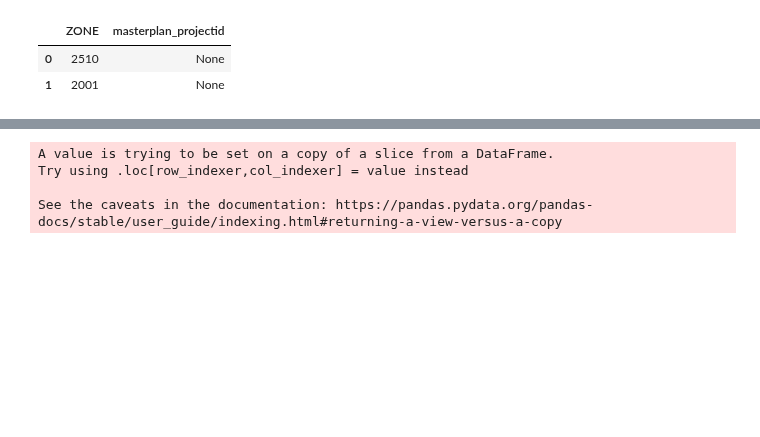
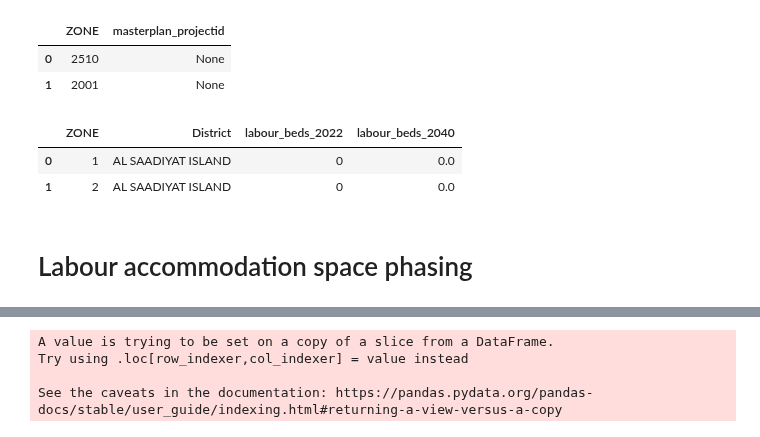
Before and after one commit to BuroHappoldLegacySoup/PlanCapitalLandModel, a Jupyter notebook: MP to TAZ Pipeline.ipynb, the cells around one changed output, grey strips where cells are left out. Drawn from its saved outputs; the diff is of its cells as text; code cells hidden in the pictures; blank space fills up the shorter version.

```diff
--- a/MP to TAZ Pipeline.ipynb
+++ b/MP to TAZ Pipeline.ipynb
@@ -66,3 +66,14 @@ mp_taz_crosswalk.head(2)
 |  | ZONE | masterplan_projectid |
 | 0 | 2510 | None |
 | 1 | 2001 | None |
+# %%
+# Bringing in labour accommodation requirement data
+
+labour_accommodation_input = pd.read_csv('labour_accommodation_input.csv')
+labour_accommodation_input.head(2)
+# %% [output]
+|  | ZONE | District | labour_beds_2022 | labour_beds_2040 |
+| 0 | 1 | AL SAADIYAT ISLAND | 0 | 0.0 |
+| 1 | 2 | AL SAADIYAT ISLAND | 0 | 0.0 |
+# %% [markdown]
+#  Labour accommodation space phasing
```
Also changed, not shown: parts of 3 cells of this notebook, 1 other file.
